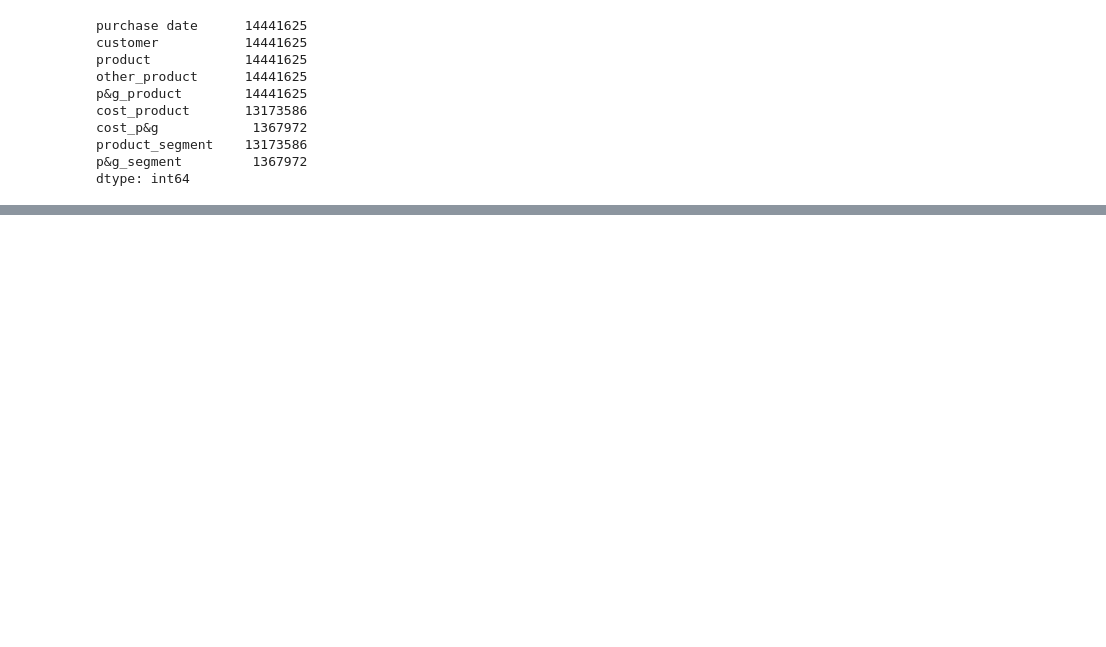
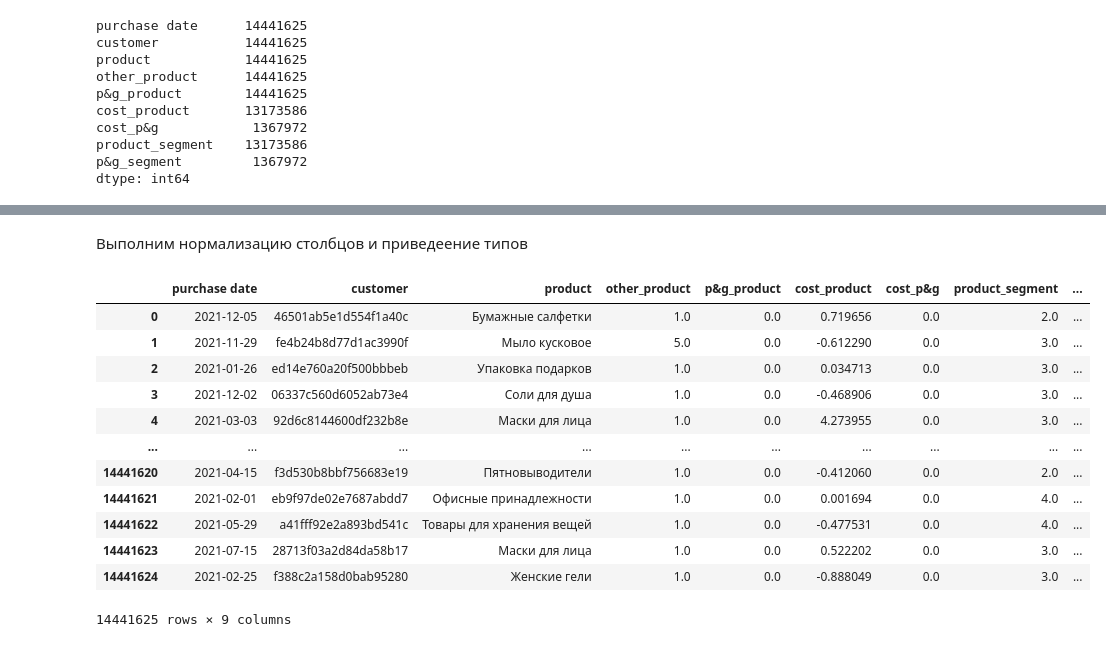
Before and after one commit to sunnyEmty/recommendation_system, a Jupyter notebook: analysis.ipynb, the cells around one changed output, grey strips where cells are left out. Saved outputs shown, nothing was run; the diff lists cells and outputs as text; code cells hidden in the pictures; blank space fills up the shorter version.

```diff
--- a/analysis.ipynb
+++ b/analysis.ipynb
@@ -112,0 +152,26 @@ dtype: int64
+# %% [markdown]
+Выполним нормализацию столбцов и приведеение типов
+# %%
+sales['purchase date'] = pd.to_datetime(sales['purchase date'])
+sales['product'] = sales['product'].astype('category')
+'''
+sales['other_product'] = (sales['other_product'] - sales['other_product'].min()) / (sales['other_product'].max() - sales['other_product'].min())
+sales['p&g_product'] = (sales['p&g_product'] - sales['p&g_product'].min()) / (sales['p&g_product'].max() - sales['p&g_product'].min())
+sales['product_segment'] = (sales['product_segment'] - sales['product_segment'].min()) / (sales['product_segment'].max() - sales['product_segment'].min())
+sales['p&g_segment'] = (sales['p&g_segment'] - sales['p&g_segment'].min()) / (sales['p&g_segment'].max() - sales['p&g_segment'].min())
+'''
+sales
+# %% [output]
+|  | purchase date | customer | product | other_product | p&g_product | cost_product | cost_p&g | product_segment | ... |
+| 0 | 2021-12-05 | 46501ab5e1d554f1a40c | Бумажные салфетки | 1.0 | 0.0 | 0.719656 | 0.0 | 2.0 | ... |
+| 1 | 2021-11-29 | fe4b24b8d77d1ac3990f | Мыло кусковое | 5.0 | 0.0 | -0.612290 | 0.0 | 3.0 | ... |
+| 2 | 2021-01-26 | ed14e760a20f500bbbeb | Упаковка подарков | 1.0 | 0.0 | 0.034713 | 0.0 | 3.0 | ... |
+| 3 | 2021-12-02 | 06337c560d6052ab73e4 | Соли для душа | 1.0 | 0.0 | -0.468906 | 0.0 | 3.0 | ... |
+| 4 | 2021-03-03 | 92d6c8144600df232b8e | Маски для лица | 1.0 | 0.0 | 4.273955 | 0.0 | 3.0 | ... |
+| ... | ... | ... | ... | ... | ... | ... | ... | ... | ... |
+| 14441620 | 2021-04-15 | f3d530b8bbf756683e19 | Пятновыводители | 1.0 | 0.0 | -0.412060 | 0.0 | 2.0 | ... |
+| 14441621 | 2021-02-01 | eb9f97de02e7687abdd7 | Офисные принадлежности | 1.0 | 0.0 | 0.001694 | 0.0 | 4.0 | ... |
+| 14441622 | 2021-05-29 | a41fff92e2a893bd541c | Товары для хранения вещей | 1.0 | 0.0 | -0.477531 | 0.0 | 4.0 | ... |
+| 14441623 | 2021-07-15 | 28713f03a2d84da58b17 | Маски для лица | 1.0 | 0.0 | 0.522202 | 0.0 | 3.0 | ... |
+| 14441624 | 2021-02-25 | f388c2a158d0bab95280 | Женские гели | 1.0 | 0.0 | -0.888049 | 0.0 | 3.0 | ... |
+14441625 rows × 9 columns
```
Also changed, not shown: parts of 30 cells of this notebook.
